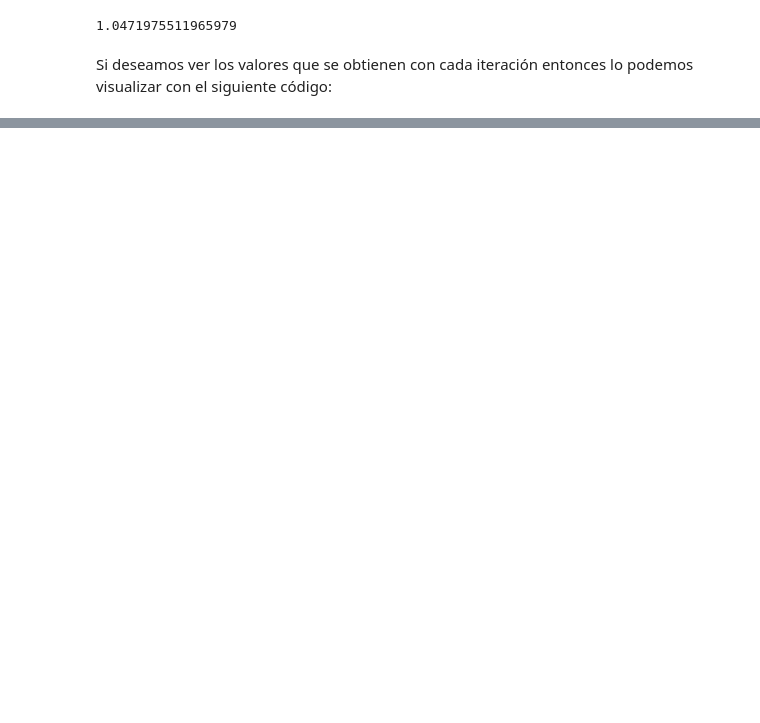
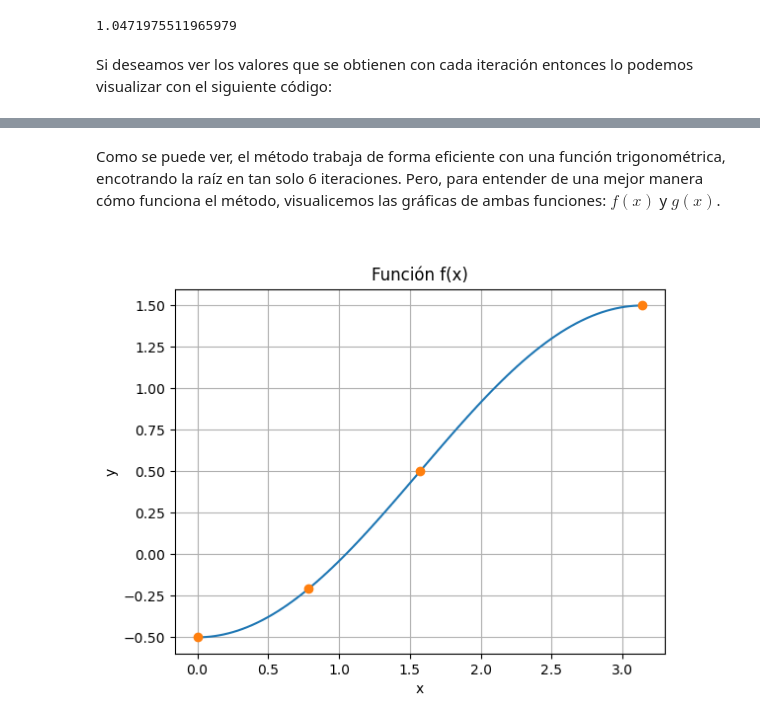
Before and after one commit to MonicaCabanas23/Numerical-Analysis, a Jupyter notebook: Raices-de-funciones-no-lineales.ipynb, the cells around one changed output, grey strips where cells are left out. Cells and saved outputs as stored; diff of their text form; code cells hidden in the pictures; blank space fills up the shorter version.

```diff
--- a/Raices-de-funciones-no-lineales.ipynb
+++ b/Raices-de-funciones-no-lineales.ipynb
@@ -45,7 +50,7 @@ import os as os
 
 a = 0
 b = math.pi
-f = lambda x: 0.5 - math.cos(x)
+f = lambda x: 1/2 - math.cos(x)
 TOL = 1e-9
 table = {"n":[],
         "a":[],
@@ -128,3 +133,22 @@ display(df)
 | 3 | 4 | 1.047191 | 1.110845 | -5.266679e-06 | 0.056095 | 1.079018 | 0.027806 | -0.056100 | 1.047198 | -2.190126e-09 | 6.078919e-06 |
 | 4 | 5 | 1.047198 | 1.079018 | -2.190126e-09 | 0.027806 | 1.063108 | 0.013841 | -0.027806 | 1.047198 | -2.293721e-13 | 2.528675e-09 |
 | 5 | 6 | 1.047198 | 1.063108 | -2.293721e-13 | 0.013841 | 1.055153 | 0.006905 | -0.013841 | 1.047198 | 1.110223e-16 | 2.648992e-13 |
+# %% [markdown]
+Como se puede ver, el método trabaja de forma eficiente con una función trigonométrica, encotrando la raíz en tan solo 6 iteraciones. Pero, para entender de una mejor manera cómo funciona el método, visualicemos las gráficas de ambas funciones: $f(x)$ y $g(x)$.
+# %%
+import matplotlib.pyplot as plt
+import numpy as np
+
+x = np.linspace(a, b, 100)
+c = (a+b)*0.5
+d = c-(c-a)*f(c)/math.sqrt(f(c)**2-f(a)*f(b))
+
+plt.plot(x, [f(i) for i in x], label = 'f(x)')
+plt.plot([a, b, c, d],[f(a), f(b), f(c), f(d)], 'o')
+plt.xlabel('x')
+plt.ylabel('y')
+plt.title("Función f(x)")
+plt.grid()
+plt.show()
+# %% [output]
+[figure, added]
```
Also changed, not shown: parts of 14 cells of this notebook.
